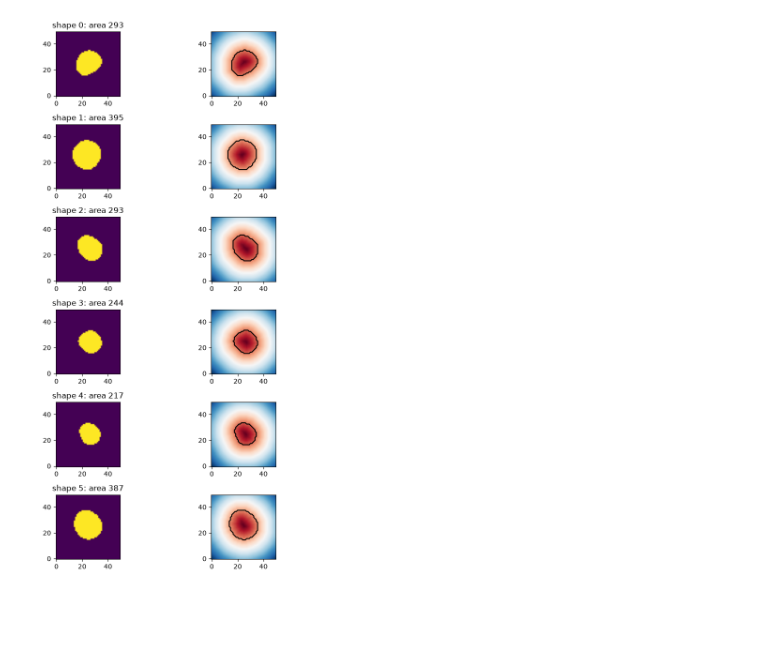
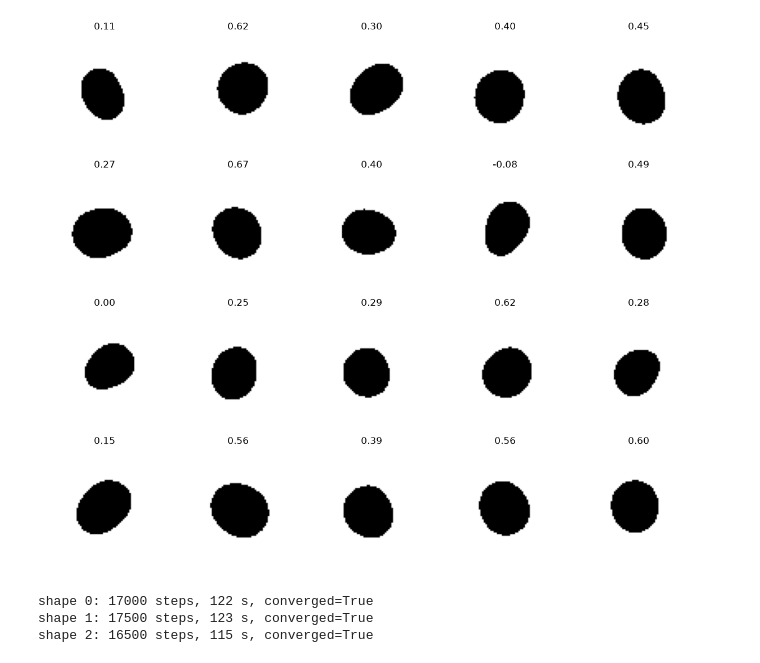
Before and after one commit to leoamullins/deeponet-operator-learning, a Jupyter notebook: notebooks/04_geometry.ipynb, the cells around one changed output. Drawn from its saved outputs; the diff is of its cells as text; code cells hidden in the pictures; blank space fills up the shorter version.

```diff
--- a/notebooks/04_geometry.ipynb
+++ b/notebooks/04_geometry.ipynb
@@ -10,16 +10,65 @@ from geometry import sample_radii, shape_mask, signed_distance
 # %%
-rng = np.random.default_rng(0)
-radii = sample_radii(6, r0=10, eps=0.15, ell=1.0, rng=rng)
-
-fig, axes = plt.subplots(6, 2, figsize=(8, 12))
-for k in range(6):
-    mask = shape_mask(radii[k], 100, 400, 100, 50)
-    sdf = signed_distance(mask)
-    axes[k, 0].imshow(mask[25:75, 75:125], origin="lower")  # zoom on the shape
-    im = axes[k, 1].imshow(sdf[25:75, 75:125], origin="lower", cmap="RdBu")
-    axes[k, 1].contour(sdf[25:75, 75:125], levels=[0], colors="k")  # boundary
-    axes[k, 0].set_title(f"shape {k}: area {mask.sum()}")
-plt.tight_layout()
-plt.show()
+s = 1.5
+r0 = 10 * s
+Ny, Nx = int(100 * s), int(400 * s)
+cx, cy = int(100 * s), int(50 * s)
-# %% [output]
-[figure, removed]
+# %%
+masks, radii, margins = sample_convex_shapes(
+    20,
+    Ny,
+    Nx,
+    cx,
+    cy,
+    r0=r0,
+    eps=0.08,
+    ell=1.0,
+    rng=np.random.default_rng(0),
+    a1_max=0.3,
+    a2_max=0.18,
+    tol=-0.2,
+)
+# %%
+half = int(2.5 * r0)  # crop window around the shape
+fig, axes = plt.subplots(4, 5, figsize=(12, 10))
+for k, ax in enumerate(axes.flat[: len(masks)]):
+    ax.imshow(
+        masks[k][cy - half : cy + half, cx - half : cx + half],
+        origin="lower",
+        cmap="gray_r",
+    )
+    ax.set_title(f"{margins[k]:.2f}")
+    ax.axis("off")
+plt.tight_layout()
+plt.show()
+# %% [output]
+[figure, added]
+# %%
+import time
+from solvers.lbm import run
+
+masks, radii, margins = sample_convex_shapes(
+    3,
+    Ny,
+    Nx,
+    cx,
+    cy,
+    r0=r0,
+    eps=0.08,
+    ell=1.0,
+    rng=np.random.default_rng(0),
+    a1_max=0.3,
+    a2_max=0.18,
+    tol=-0.2,
+)
+
+results = []
+for k, mask in enumerate(masks):
+    t0 = time.perf_counter()
+    rho, u, _, steps = run(Nx=Nx, Ny=Ny, D=2 * r0, Re=20, n_steps=60_000, mask=mask)
+    elapsed = time.perf_counter() - t0
+    results.append((rho, u))
+    print(f"shape {k}: {steps} steps, {elapsed:.0f} s, converged={steps < 60_000}")
+# %% [output]
+shape 0: 17000 steps, 122 s, converged=True
+shape 1: 17500 steps, 123 s, converged=True
+shape 2: 16500 steps, 115 s, converged=True
```
Also changed, not shown: parts of 1 cell of this notebook, 6 other files.
